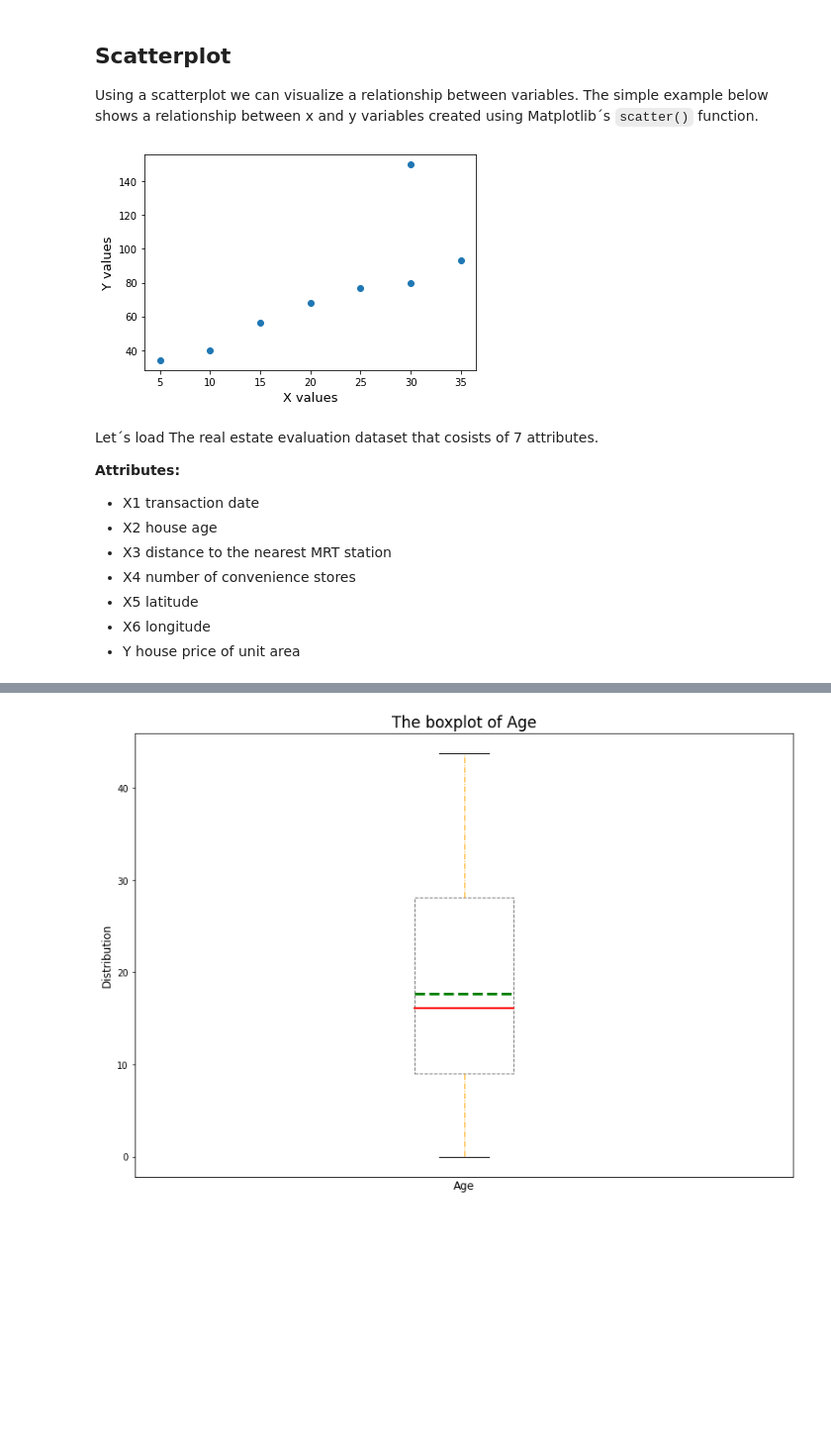
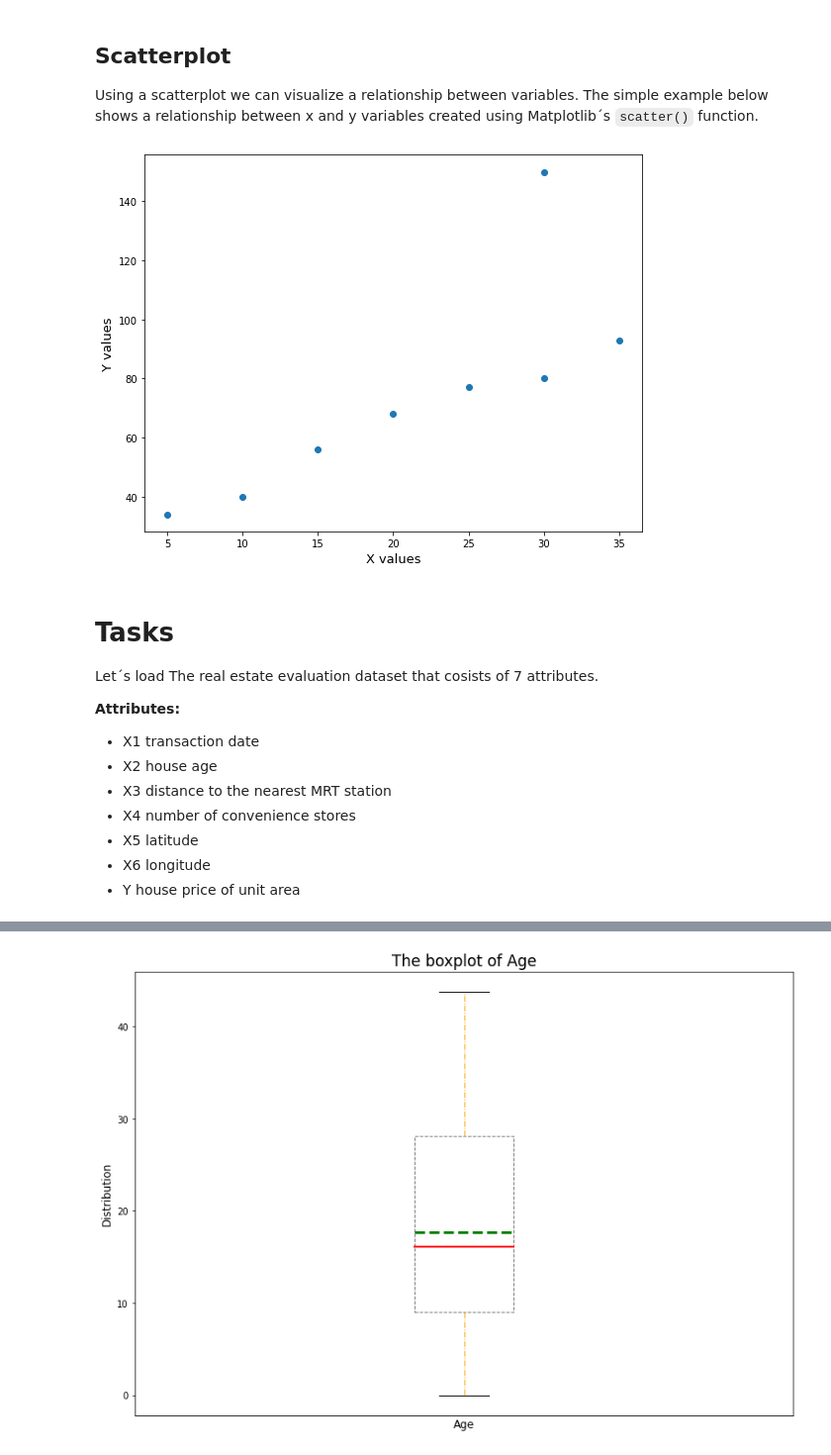
Before and after one commit to zatkopatrik/authentic-data-science, a Jupyter notebook: Jupyter_notebooks/3. Data-Visualization/3_4_7 Mechanics of plotting in Matplolib.ipynb, the cells around one changed output, grey strips where cells are left out. Shown at 99% size. Drawn from its saved outputs; the diff is of its cells as text; code cells hidden in the pictures; blank space fills up the shorter version.

Commit message:
Tasks
Adding tasks

```diff
--- a/Jupyter_notebooks/3. Data-Visualization/3_4_7 Mechanics of plotting in Matplolib.ipynb
+++ b/Jupyter_notebooks/3. Data-Visualization/3_4_7 Mechanics of plotting in Matplolib.ipynb
@@ -378,12 +378,14 @@ x = [5,10,15,20,25,30,35,30]
 y = [34, 40,56,68,77,80,93,150]
 # %%
 # A scatterplot
+fig,ax = plt.subplots(figsize = (9,7))
 plt.scatter(x,y)
 plt.xlabel('X values', fontsize = 13)
 plt.ylabel('Y values', fontsize = 13);
 # %% [output]
-[figure, old version]
+[figure, new version]
 # %% [markdown]
+# Tasks
 Let´s load The real estate evaluation dataset that cosists of 7 attributes.
 
 **Attributes:**
```
Also changed, not shown: parts of 11 cells of this notebook.
